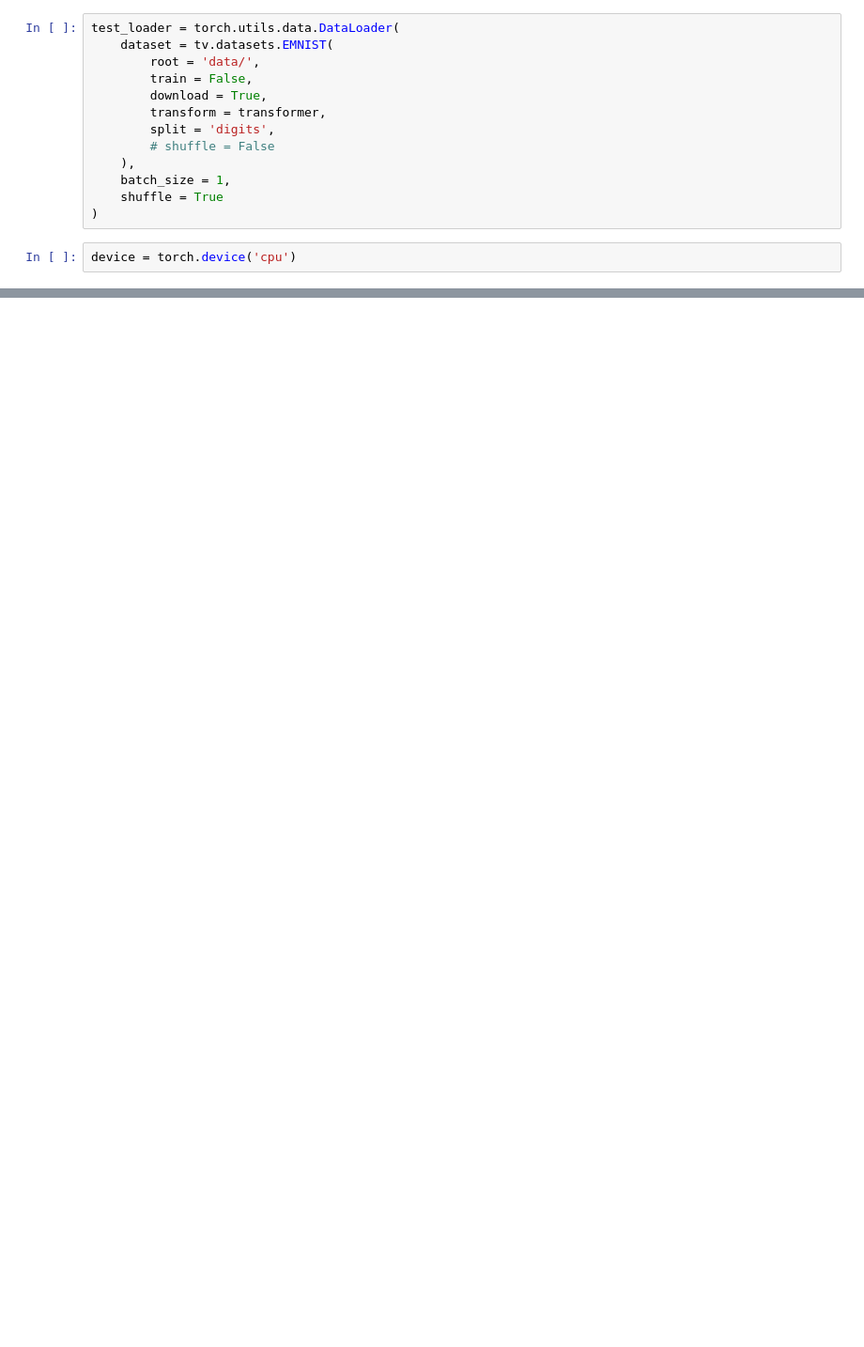
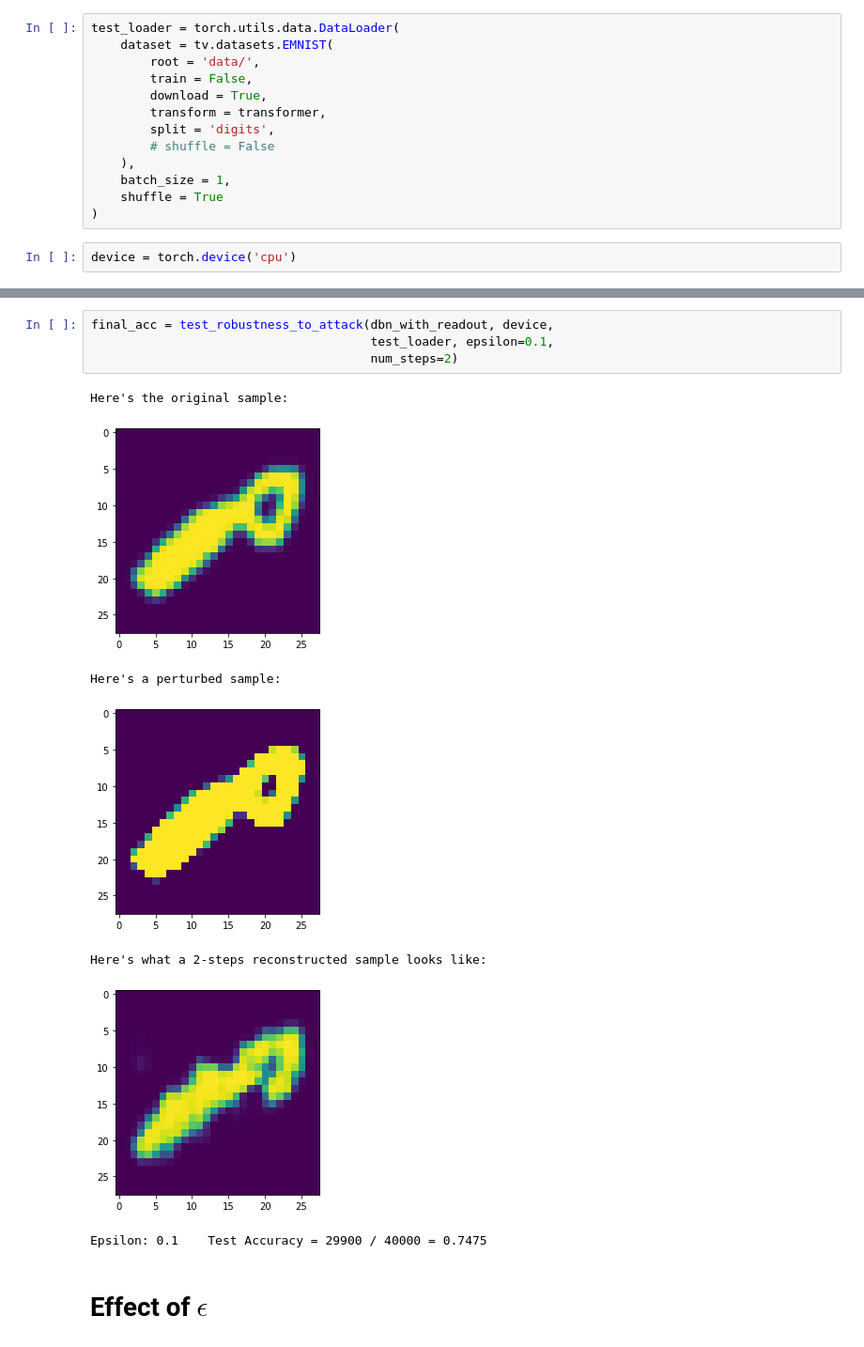
Before and after one commit to PashaIanko/RestrictedBolzmannMachine, a Jupyter notebook: Omniglot_learning.ipynb, the cells around one changed output, grey strips where cells are left out. Shown: that part at 94% size. Cells and saved outputs as stored; diff of their text form; blank space fills up the shorter version.

```diff
--- a/Omniglot_learning.ipynb
+++ b/Omniglot_learning.ipynb
@@ -885,0 +881,14 @@ tensor([[-0.7771,  0.7859,  1.2155,  1.0567, -1.4939,  0.3289, -0.3155,  0.5044,
+# %%
+final_acc = test_robustness_to_attack(dbn_with_readout, device,
+                                      test_loader, epsilon=0.1,
+                                      num_steps=2)
+# %% [output]
+Here's the original sample:
+[figure, added]
+Here's a perturbed sample:
+[figure, added]
+Here's what a 2-steps reconstructed sample looks like:
+[figure, added]
+Epsilon: 0.1    Test Accuracy = 29900 / 40000 = 0.7475
+# %% [markdown]
+# Effect of $\epsilon$
```
Also changed, not shown: parts of 30 cells of this notebook.
